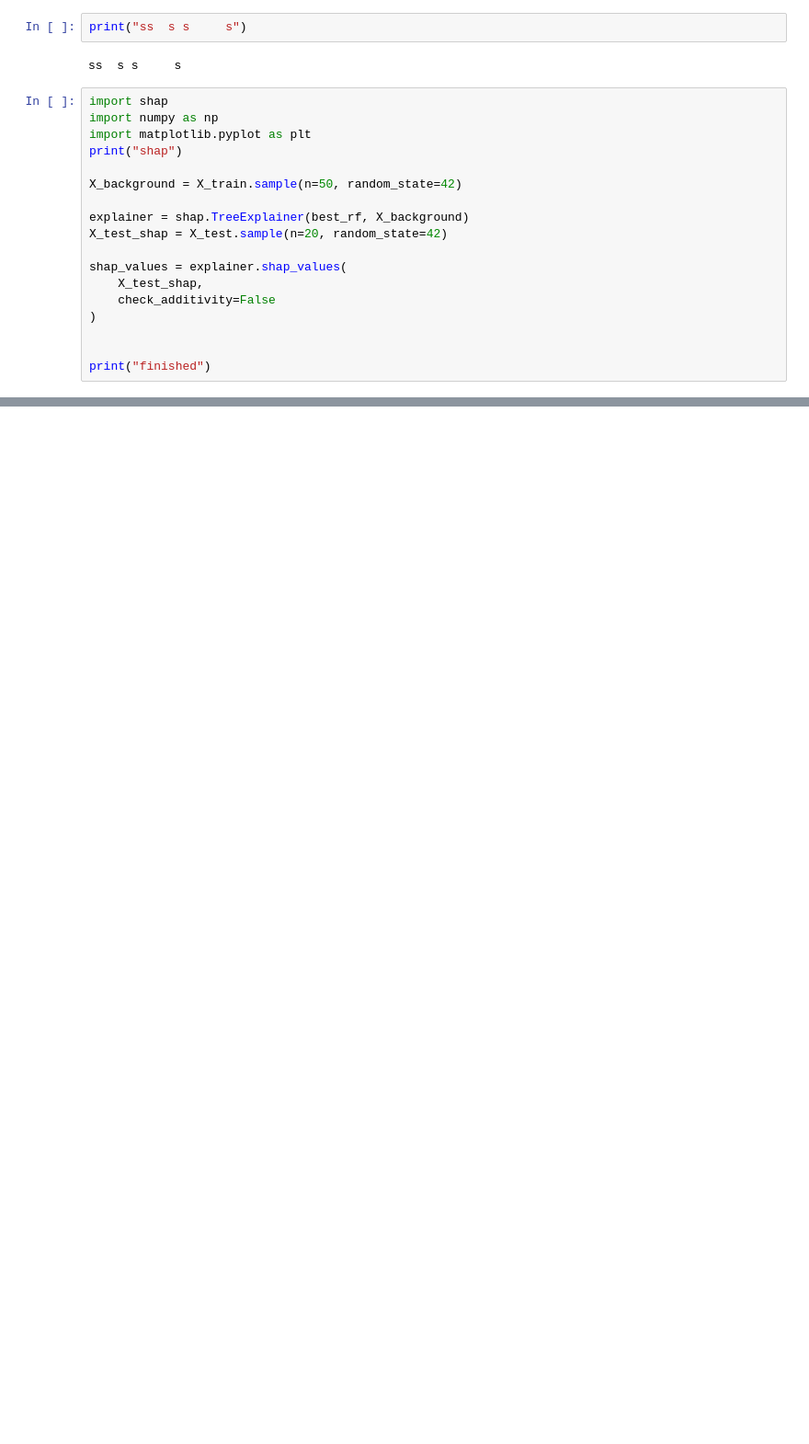
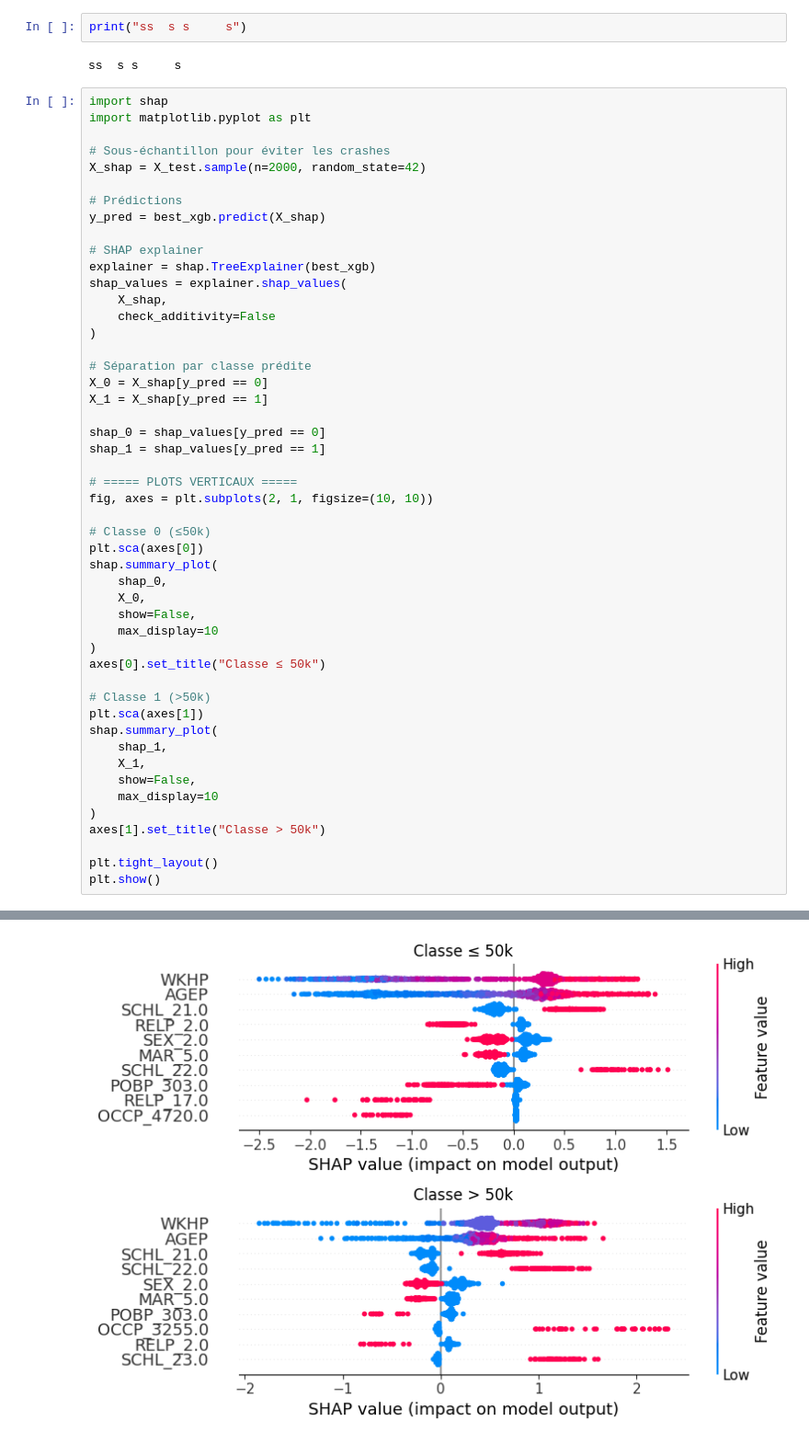
Before and after one commit to mateobwe/insa-5a-analyse-descriptive, a Jupyter notebook: analyse.ipynb, the cells around one changed output, grey strips where cells are left out. Shown at 92% size. Drawn from its saved outputs; the diff is of its cells as text; blank space fills up the shorter version.

```diff
--- a/analyse.ipynb
+++ b/analyse.ipynb
@@ -927,20 +950,51 @@ print("ss  s s     s")
 ss  s s     s
 # %%
 import shap
-import numpy as np
 import matplotlib.pyplot as plt
-print("shap")
 
-X_background = X_train.sample(n=50, random_state=42)
+# Sous-échantillon pour éviter les crashes
+X_shap = X_test.sample(n=2000, random_state=42)
 
-explainer = shap.TreeExplainer(best_rf, X_background)
-X_test_shap = X_test.sample(n=20, random_state=42)
+# Prédictions
+y_pred = best_xgb.predict(X_shap)
 
+# SHAP explainer
+explainer = shap.TreeExplainer(best_xgb)
 shap_values = explainer.shap_values(
-    X_test_shap,
+    X_shap,
     check_additivity=False
 )
 
+# Séparation par classe prédite
+X_0 = X_shap[y_pred == 0]
+X_1 = X_shap[y_pred == 1]
 
-print("finished")
+shap_0 = shap_values[y_pred == 0]
+shap_1 = shap_values[y_pred == 1]
+
+# ===== PLOTS VERTICAUX =====
+fig, axes = plt.subplots(2, 1, figsize=(10, 10))
+
+# Classe 0 (≤50k)
+plt.sca(axes[0])
+shap.summary_plot(
+    shap_0,
+    X_0,
+    show=False,
+    max_display=10
+)
+axes[0].set_title("Classe ≤ 50k")
+
+# Classe 1 (>50k)
+plt.sca(axes[1])
+shap.summary_plot(
+    shap_1,
+    X_1,
+    show=False,
+    max_display=10
+)
+axes[1].set_title("Classe > 50k")
+
+plt.tight_layout()
+plt.show()
 # %% [output]
@@ -948 +1001,2 @@ shap
+[figure, added]
 # %%
```
Also changed, not shown: parts of 9 cells of this notebook, 37 other files.
